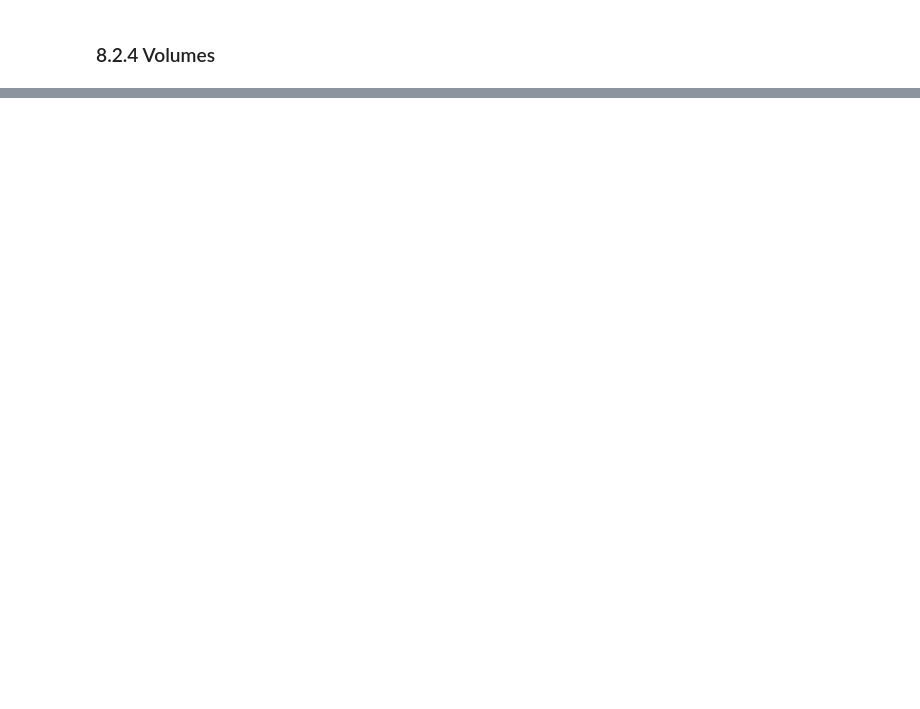
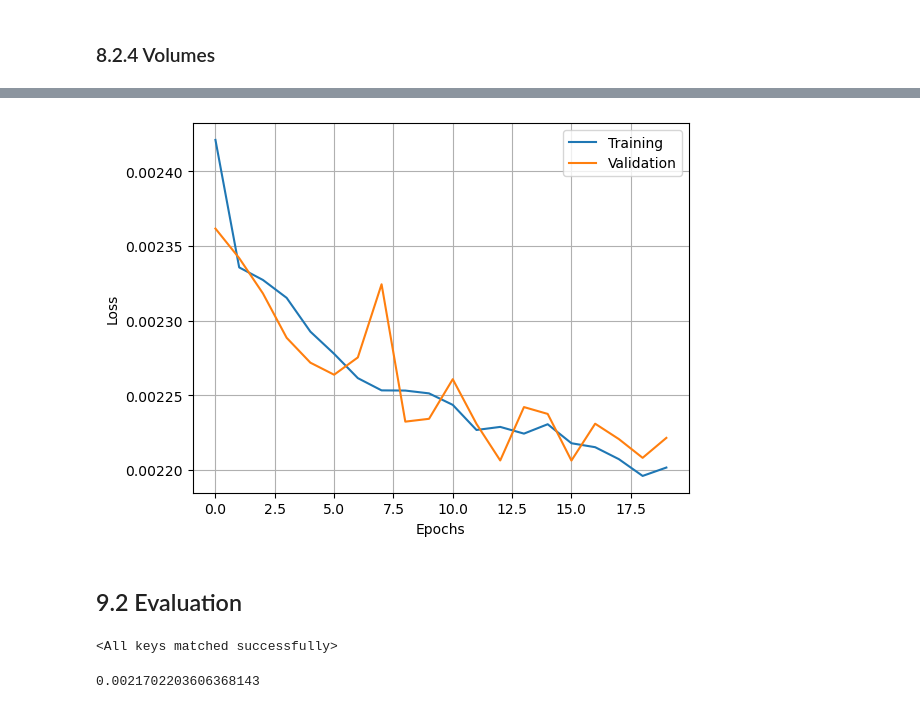
Before and after one commit to tranjm4/rnn_stock_predictor, a Jupyter notebook: model/model.ipynb, the cells around one changed output, grey strips where cells are left out. Cells and saved outputs as stored; diff of their text form; code cells hidden in the pictures; blank space fills up the shorter version.

Commit message:
Cleaned preliminary model code

```diff
--- a/model/model.ipynb
+++ b/model/model.ipynb
@@ -768,0 +1153,18 @@ def transform_data(data: torch.tensor) -> torch.tensor:
+# %%
+class LSTMModel(nn.Module):
+    def __init__(self, input_size, hidden_size, num_layers):
+        super(LSTMModel, self).__init__()
+        self.lstm = nn.LSTM(input_size=input_size,
+                            hidden_size=hidden_size,
+                            num_layers=num_layers,
+                            batch_first=True)
+        self.fc = nn.Linear(hidden_size, 1)
+
+    def forward(self, x):
+        lstm_out, _ = self.lstm(x)
+        out_last = lstm_out[:,-1,:]
+        out = self.fc(out_last)
+        out = F.dropout(out, p=0.3)
+
+
+        return out
@@ -1037,0 +1709,18 @@ data
+# %%
+all_symbols = database.get_all_symbols()
+dataset = StockPriceDataset(all_symbols, seq_length=20, prediction_gap=3, batch_size=64, end_date="2023-01-01", teacher_force=False)
+train_dataloader, val_dataloader, test_dataloader = dataset.get_loaders()
+# %%
+input_size = dataset.sequences.shape[-1]
+hidden_size = 50
+num_layers = 3
+learning_rate = 0.001
+num_epochs = 20
+
+model = LSTMModel(input_size, hidden_size, num_layers)
+optimizer = optim.AdamW(model.parameters(), lr=learning_rate, amsgrad=True)
+criterion = torch.nn.MSELoss()
+# %%
+training_losses, validation_losses = train_model(model, num_epochs,
+                                                 dataset.train_dataloader, dataset.val_dataloader,
+                                                 optimizer, criterion)
@@ -1037,0 +1817,24 @@ data
+# %%
+plot_losses(training_losses, validation_losses)
+# %% [output]
+[figure, added]
+# %% [markdown]
+## 9.2 Evaluation
+# %%
+model = LSTMModel(input_size=7, hidden_size=50, num_layers=2)
+model.load_state_dict(torch.load("checkpoint.pt"))
+# %% [output]
+<All keys matched successfully>
+# %%
+with torch.no_grad():
+    running_test_loss = 0.0
+    for sequences, targets in test_dataloader:
+        predictions = model(sequences)
+        loss = criterion(predictions.squeeze(), targets)
+        running_test_loss += loss.item()
+
+    avg_test_loss = running_test_loss / len(test_dataloader)
+
+    print(avg_test_loss)
+# %% [output]
+0.0021702203606368143
```
Also changed, not shown: parts of 45 cells of this notebook.
